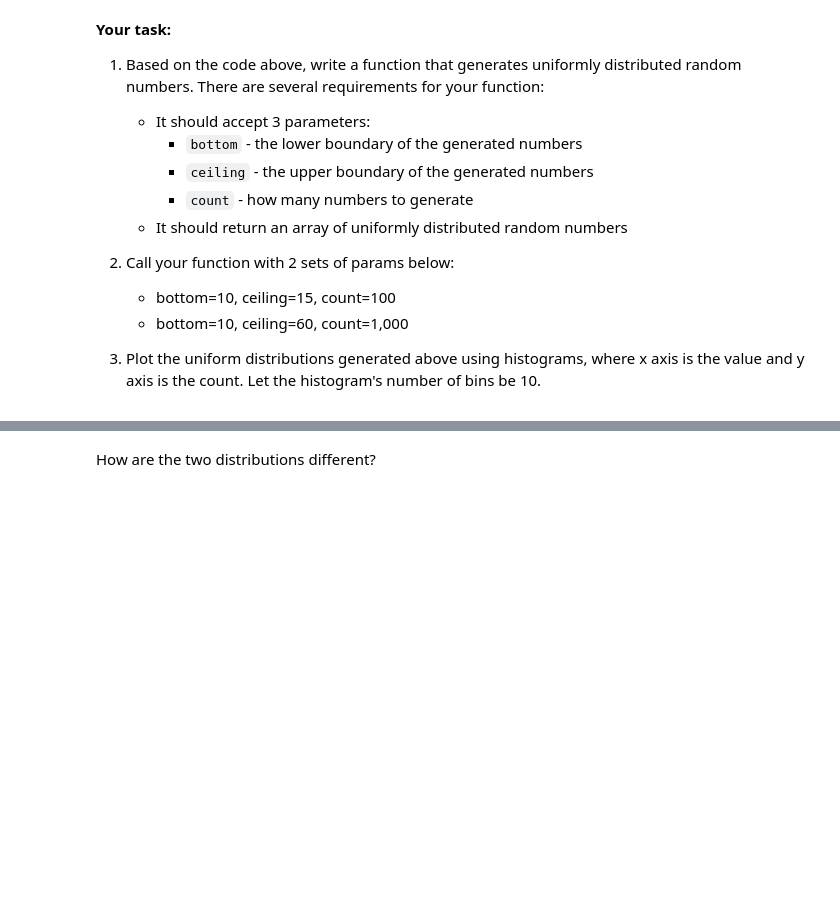
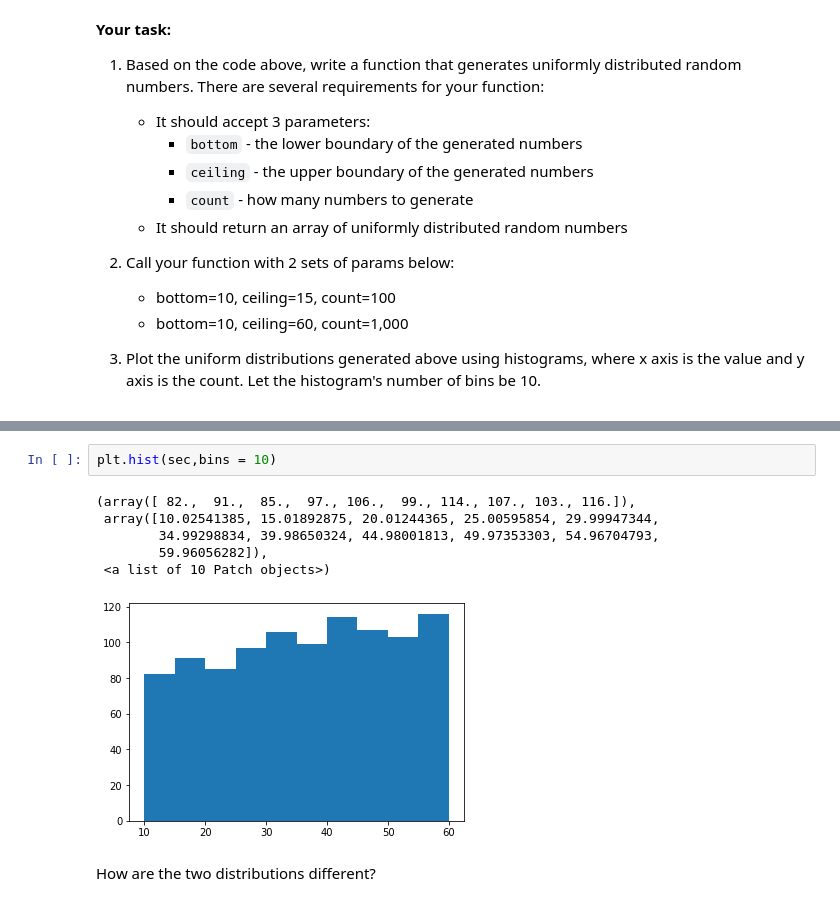
Before and after one commit to ta-datapt-bcn/lab-cont-probability-distribution, a Jupyter notebook: your_code/main.ipynb, the cells around one changed output, grey strips where cells are left out. Saved outputs shown, nothing was run; the diff lists cells and outputs as text; blank space fills up the shorter version.

```diff
--- a/your_code/main.ipynb
+++ b/your_code/main.ipynb
@@ -46,3 +78,12 @@ print(randoms)
+# %%
+plt.hist(sec,bins = 10)
+# %% [output]
+(array([ 82.,  91.,  85.,  97., 106.,  99., 114., 107., 103., 116.]),
+ array([10.02541385, 15.01892875, 20.01244365, 25.00595854, 29.99947344,
+        34.99298834, 39.98650324, 44.98001813, 49.97353303, 54.96704793,
+        59.96056282]),
+ <a list of 10 Patch objects>)
+[figure, added]
 # %% [markdown]
 How are the two distributions different?
 # %%
```
Also changed, not shown: parts of 17 cells of this notebook, 1 other file.
